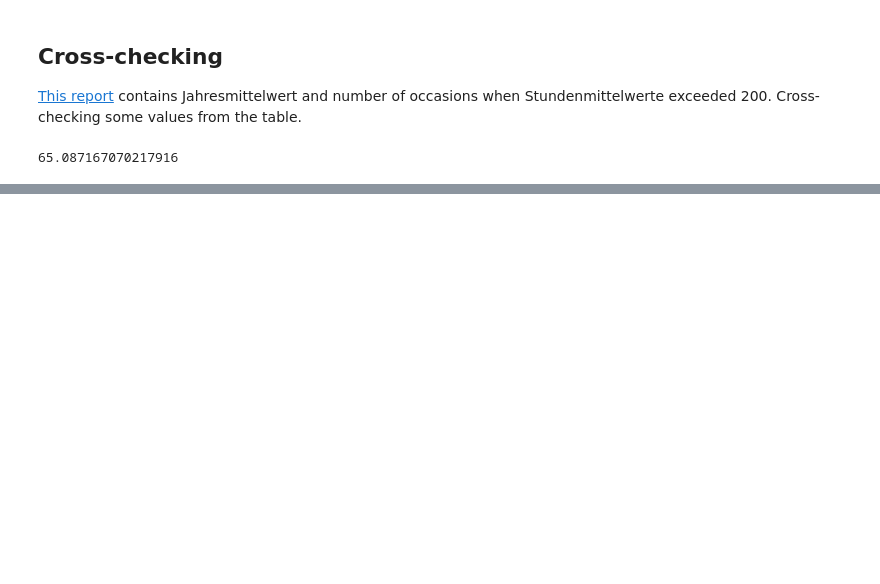
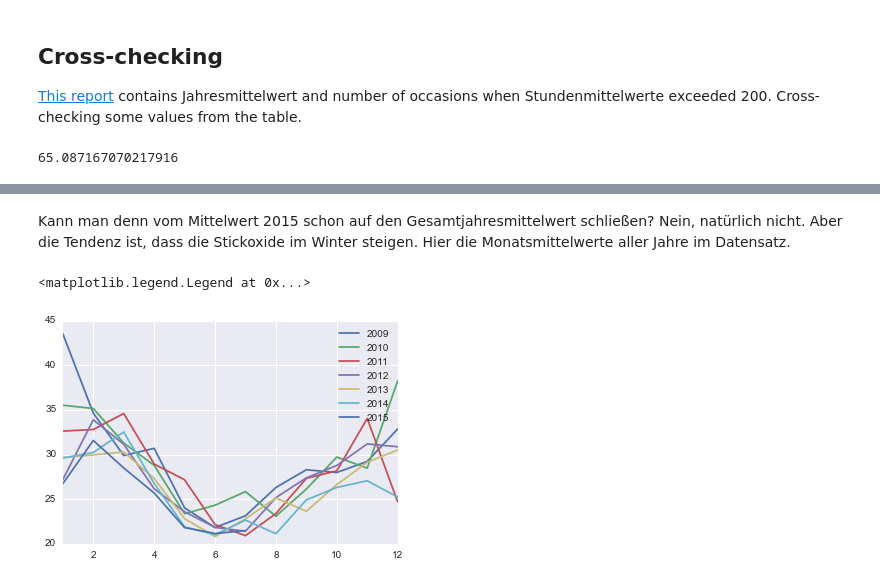
Before and after one commit to correctiv/stickoxide-notebook, a Jupyter notebook: stickoxide.ipynb, the cells around one changed output, grey strips where cells are left out. Cells and saved outputs as stored; diff of their text form; code cells hidden in the pictures; blank space fills up the shorter version.

```diff
--- a/stickoxide.ipynb
+++ b/stickoxide.ipynb
@@ -235,0 +356,9 @@ plt.scatter(merged.height, merged.value)
+# %% [markdown]
+Kann man denn vom Mittelwert 2015 schon auf den Gesamtjahresmittelwert schließen? Nein, natürlich nicht. Aber die Tendenz ist, dass die Stickoxide im Winter steigen. Hier die Monatsmittelwerte aller Jahre im Datensatz.
+# %%
+for year, grouped in df.groupby(df.index.year):
+    grouped.groupby(grouped.index.month).value.mean().plot(label=year)
+plt.legend()
+# %% [output]
+<matplotlib.legend.Legend at 0x...>
+[figure, added]
```
Also changed, not shown: parts of 36 cells of this notebook, 1 other file.
